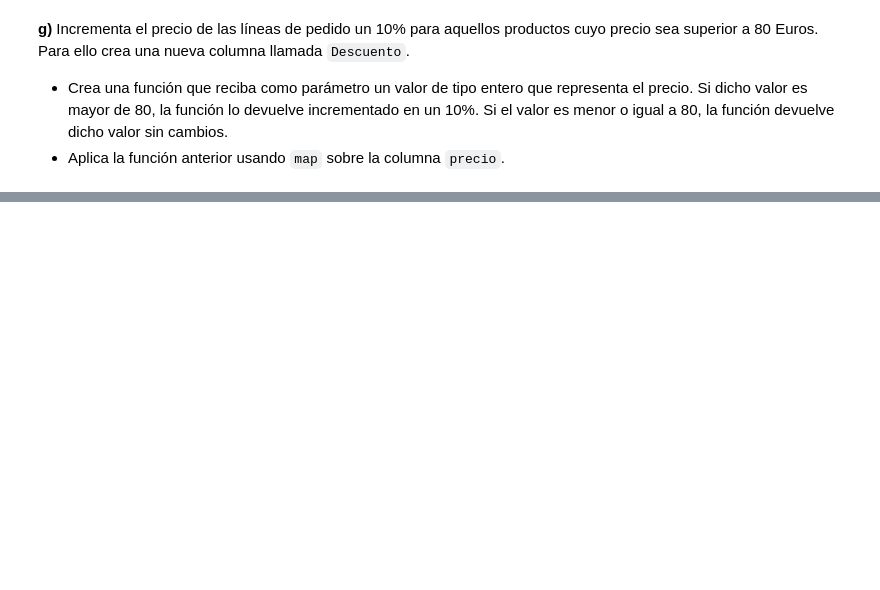
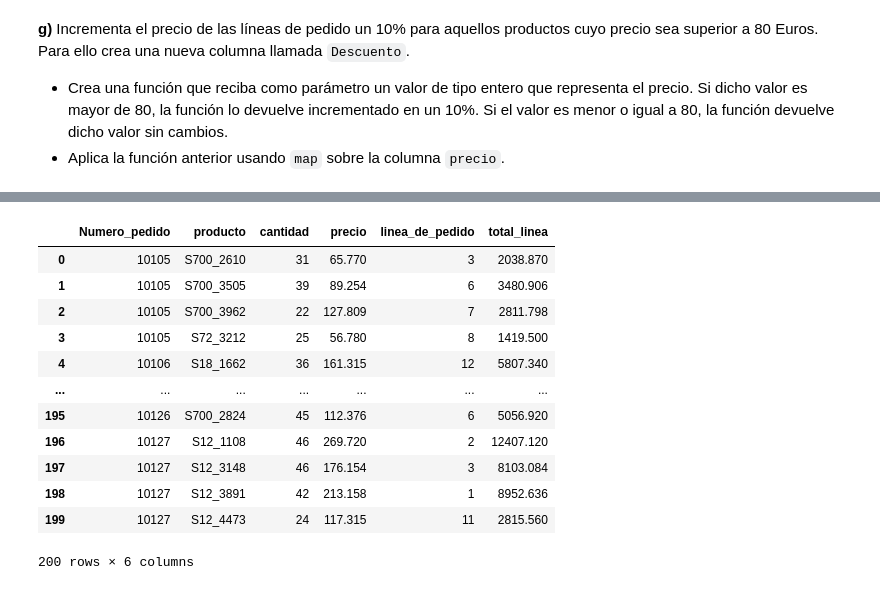
Before and after one commit to JunQiu0/MINPracticas, a Jupyter notebook: Practica1_analisis_datos_python/unidad_5/ej52.ipynb, the cells around one changed output, grey strips where cells are left out. Saved outputs shown, nothing was run; the diff lists cells and outputs as text; code cells hidden in the pictures; blank space fills up the shorter version.

```diff
--- a/Practica1_analisis_datos_python/unidad_5/ej52.ipynb
+++ b/Practica1_analisis_datos_python/unidad_5/ej52.ipynb
@@ -87,0 +195,19 @@ pedidos
+# %%
+#Si aplicamos el incremento con el precio unitario nuevo
+# Sol:
+pedidos["total_linea"] = pedidos.precio * pedidos.cantidad
+pedidos
+# %% [output]
+|  | Numero_pedido | producto | cantidad | precio | linea_de_pedido | total_linea |
+| 0 | 10105 | S700_2610 | 31 | 65.770 | 3 | 2038.870 |
+| 1 | 10105 | S700_3505 | 39 | 89.254 | 6 | 3480.906 |
+| 2 | 10105 | S700_3962 | 22 | 127.809 | 7 | 2811.798 |
+| 3 | 10105 | S72_3212 | 25 | 56.780 | 8 | 1419.500 |
+| 4 | 10106 | S18_1662 | 36 | 161.315 | 12 | 5807.340 |
+| ... | ... | ... | ... | ... | ... | ... |
+| 195 | 10126 | S700_2824 | 45 | 112.376 | 6 | 5056.920 |
+| 196 | 10127 | S12_1108 | 46 | 269.720 | 2 | 12407.120 |
+| 197 | 10127 | S12_3148 | 46 | 176.154 | 3 | 8103.084 |
+| 198 | 10127 | S12_3891 | 42 | 213.158 | 1 | 8952.636 |
+| 199 | 10127 | S12_4473 | 24 | 117.315 | 11 | 2815.560 |
+200 rows × 6 columns
```
Also changed, not shown: parts of 8 cells of this notebook, 1 other file.
